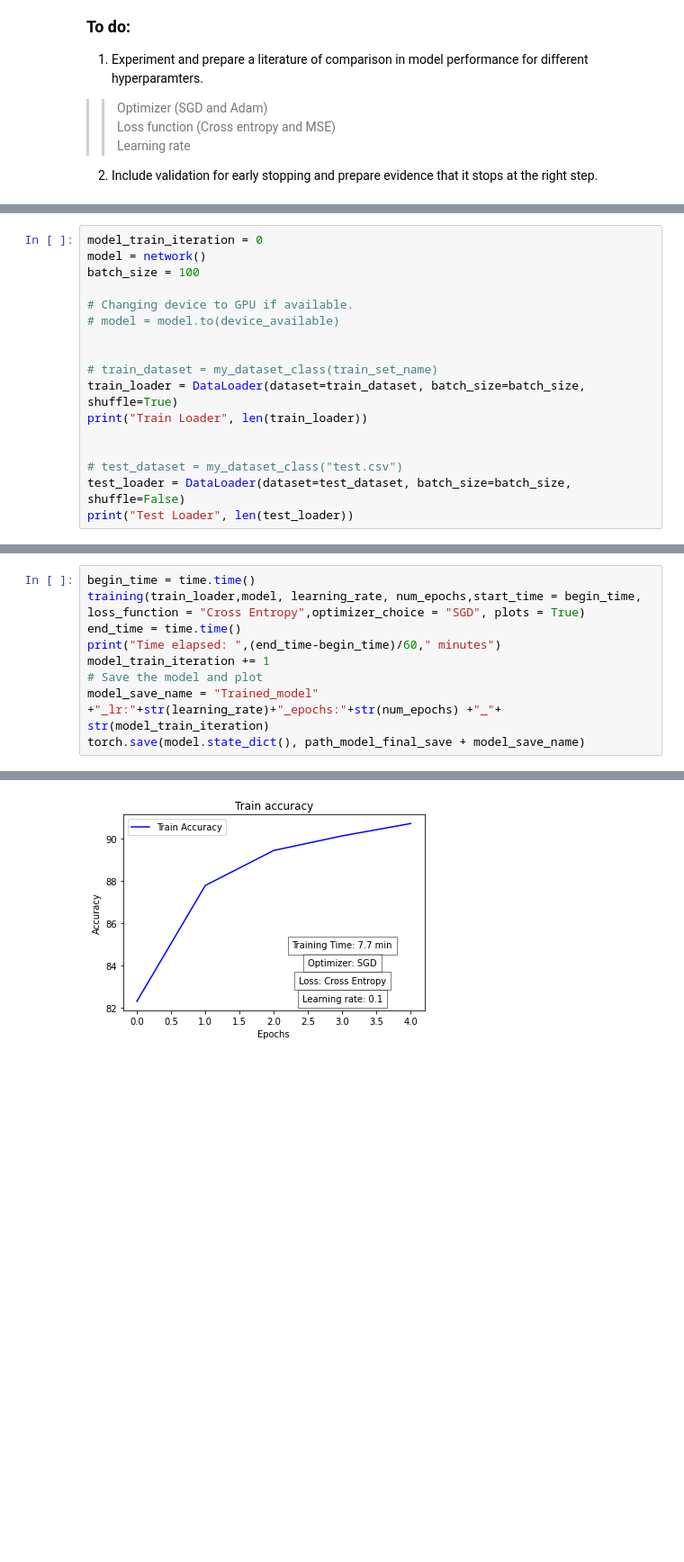
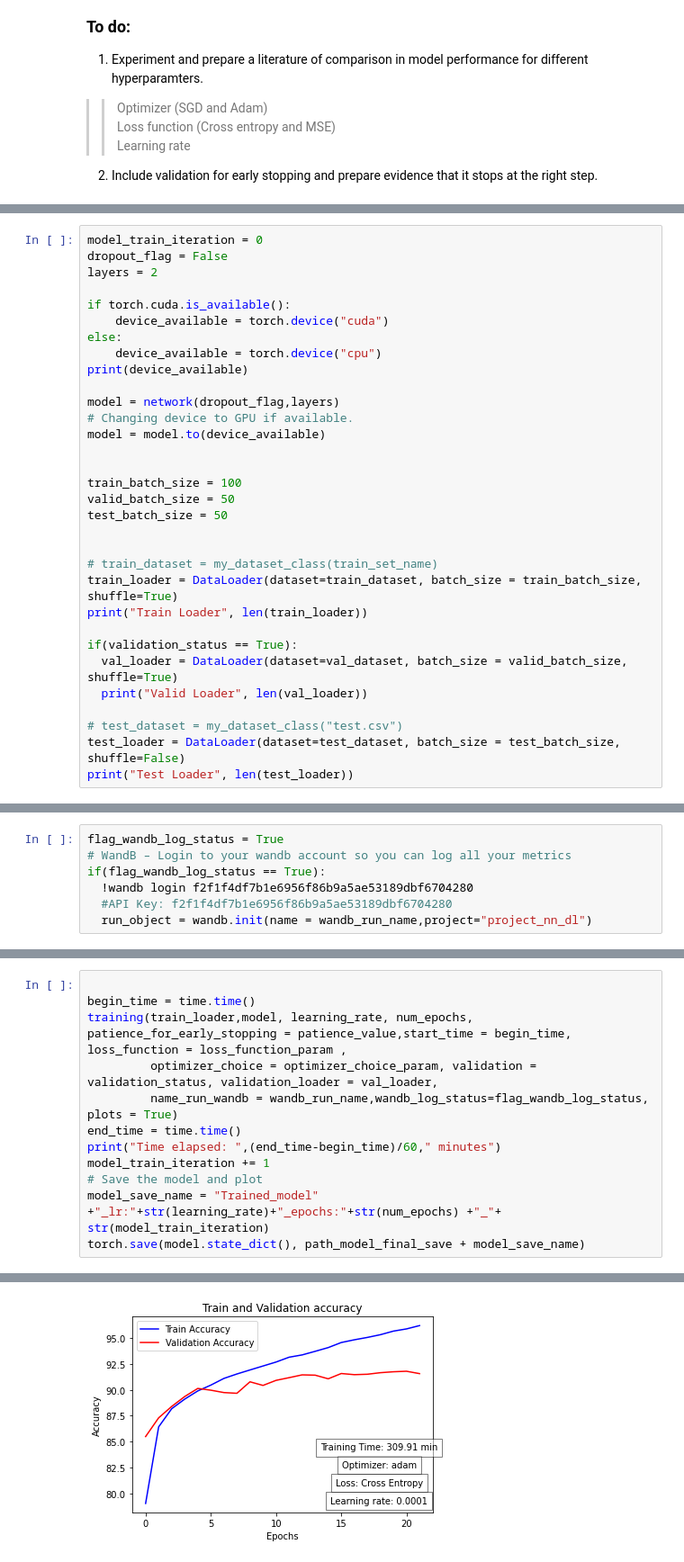
Before and after one commit to Akl2/FashionMNIST_EEL6814_P1, a Jupyter notebook: CNN_Model_Project_NN&DL.ipynb, the cells around one changed output, grey strips where cells are left out. Shown at 90% size. Cells and saved outputs as stored; diff of their text form; blank space fills up the shorter version.

```diff
--- a/CNN_Model_Project_NN&DL.ipynb
+++ b/CNN_Model_Project_NN&DL.ipynb
@@ -303,18 +417,33 @@ Done!
 # %%
 model_train_iteration = 0
-model = network()
-batch_size = 100
+dropout_flag = False
+layers = 2
 
+if torch.cuda.is_available():
+    device_available = torch.device("cuda")
+else:
+    device_available = torch.device("cpu")
+print(device_available)
+
+model = network(dropout_flag,layers)
 # Changing device to GPU if available.
-# model = model.to(device_available)
+model = model.to(device_available)
+
+
+train_batch_size = 100
+valid_batch_size = 50
+test_batch_size = 50
 
 
 # train_dataset = my_dataset_class(train_set_name)
-train_loader = DataLoader(dataset=train_dataset, batch_size=batch_size, shuffle=True)
+train_loader = DataLoader(dataset=train_dataset, batch_size = train_batch_size, shuffle=True)
 print("Train Loader", len(train_loader))
 
+if(validation_status == True):
+  val_loader = DataLoader(dataset=val_dataset, batch_size = valid_batch_size, shuffle=True)
+  print("Valid Loader", len(val_loader))
 
 # test_dataset = my_dataset_class("test.csv")
-test_loader = DataLoader(dataset=test_dataset, batch_size=batch_size, shuffle=False)
+test_loader = DataLoader(dataset=test_dataset, batch_size = test_batch_size, shuffle=False)
 print("Test Loader", len(test_loader))
 # %% [output]
@@ -329,0 +509,7 @@ path_model_final_save = "/content/"
+# %%
+flag_wandb_log_status = True
+# WandB – Login to your wandb account so you can log all your metrics
+if(flag_wandb_log_status == True):
+  !wandb login f2f1f4df7b1e6956f86b9a5ae53189dbf6704280
+  #API Key: f2f1f4df7b1e6956f86b9a5ae53189dbf6704280
+  run_object = wandb.init(name = wandb_run_name,project="project_nn_dl")
@@ -330,6 +524,9 @@ path_model_final_save = "/content/"
 # %%
+
 begin_time = time.time()
-training(train_loader,model, learning_rate, num_epochs,start_time = begin_time, loss_function = "Cross Entropy",optimizer_choice = "SGD", plots = True)
+training(train_loader,model, learning_rate, num_epochs, patience_for_early_stopping = patience_value,start_time = begin_time, loss_function = loss_function_param ,
+         optimizer_choice = optimizer_choice_param, validation = validation_status, validation_loader = val_loader,
+         name_run_wandb = wandb_run_name,wandb_log_status=flag_wandb_log_status, plots = True)
 end_time = time.time()
 print("Time elapsed: ",(end_time-begin_time)/60," minutes")
 model_train_iteration += 1
@@ -361 +555 @@ Training accuracy: 90.72333333333333 %
-[figure, old version]
+[figure, new version]
```
Also changed, not shown: parts of 10 cells of this notebook.
